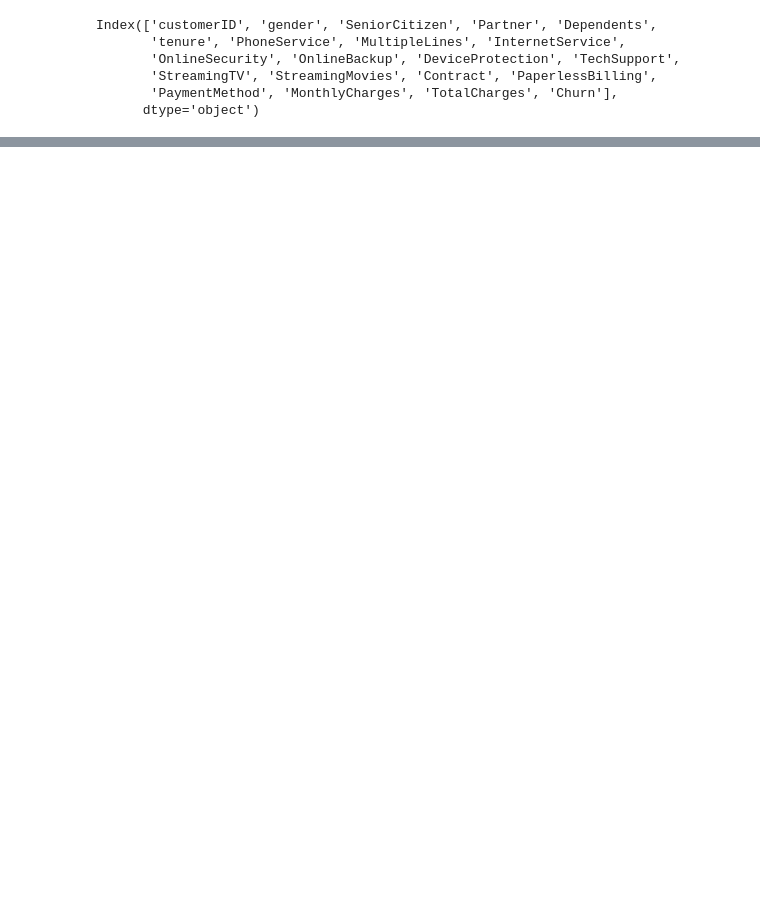
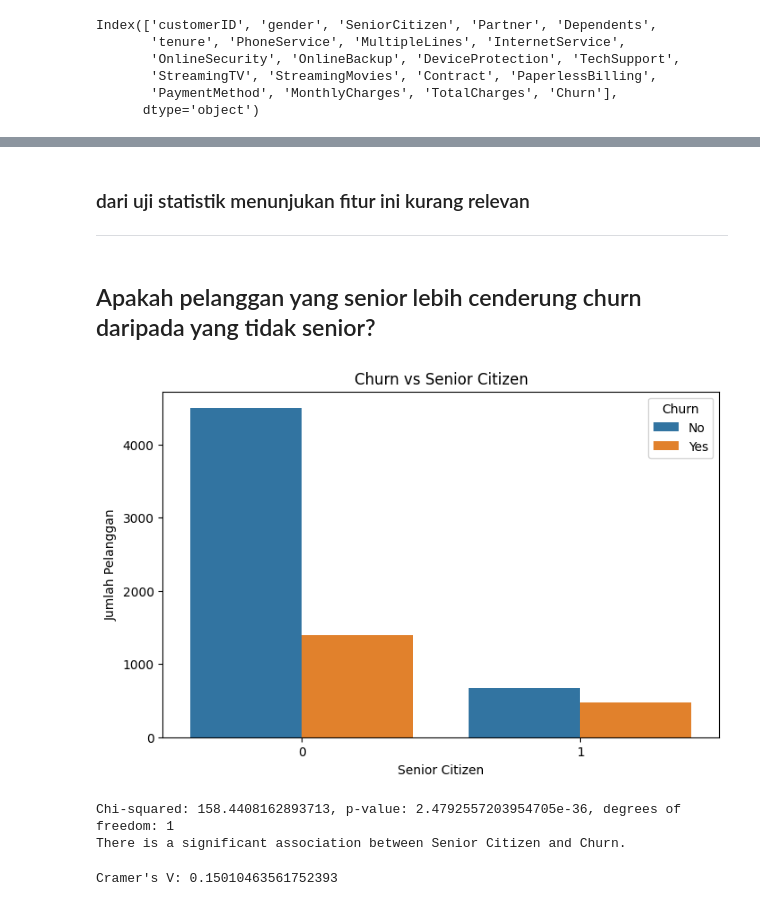
Before and after one commit to AgungHari/Rakamin_HW_MachineLearning_SupervisedLearning_2, a Jupyter notebook: Homework/Part1.ipynb, the cells around one changed output, grey strips where cells are left out. Drawn from its saved outputs; the diff is of its cells as text; code cells hidden in the pictures; blank space fills up the shorter version.

```diff
--- a/Homework/Part1.ipynb
+++ b/Homework/Part1.ipynb
@@ -77,0 +255,34 @@ Categorical columns: ['customerID', 'gender', 'Partner', 'Dependents', 'PhoneSer
+# %% [markdown]
+### dari uji statistik menunjukan fitur ini kurang relevan
+---
+# %% [markdown]
+## Apakah pelanggan yang senior lebih cenderung churn daripada yang tidak senior?
+# %%
+# Apakah pelanggan yang senior lebih cenderung churn daripada yang tidak senior?
+plt.figure(figsize=(8,5))
+sns.countplot(data=df, x='SeniorCitizen', hue='Churn')
+plt.title('Churn vs Senior Citizen')
+plt.ylabel('Jumlah Pelanggan')
+plt.xlabel('Senior Citizen')
+plt.legend(title='Churn')
+plt.show()
+# %% [output]
+[figure, added]
+# %%
+# uji dengan chi 2 untuk tahu apkah signifikan
+contingency_table3 = pd.crosstab(df['SeniorCitizen'], df['Churn'])
+chi2, p, dof, expected = chi2_contingency(contingency_table3)
+print(f"Chi-squared: {chi2}, p-value: {p}, degrees of freedom: {dof}")
+if p < 0.05:
+    print("There is a significant association between Senior Citizen and Churn.")
+else:
+    print("There is no significant association between Senior Citizen and Churn.")
+# %% [output]
+Chi-squared: 158.4408162893713, p-value: 2.4792557203954705e-36, degrees of freedom: 1
+There is a significant association between Senior Citizen and Churn.
+# %%
+# uji dengan cramer v untuk tahu kekuatan asosiasi
+cramer_v_value2 = cramers_v(df['SeniorCitizen'], df['Churn'])
+print(f"Cramer's V: {cramer_v_value2}")
+# %% [output]
+Cramer's V: 0.15010463561752393
```
Also changed, not shown: parts of 83 cells of this notebook, 11 other files.
